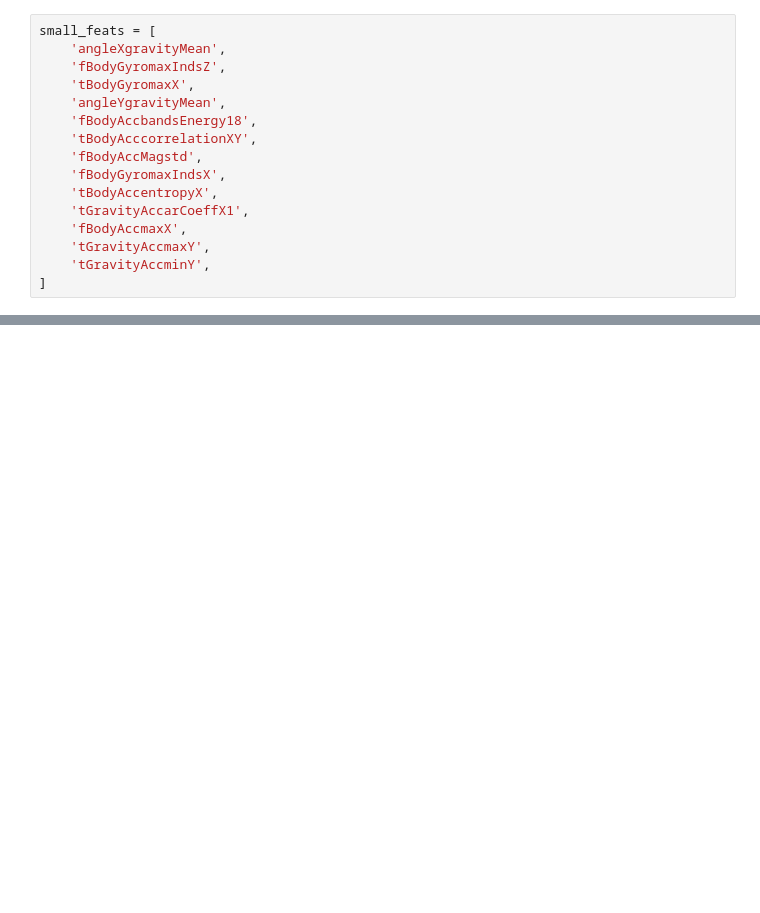
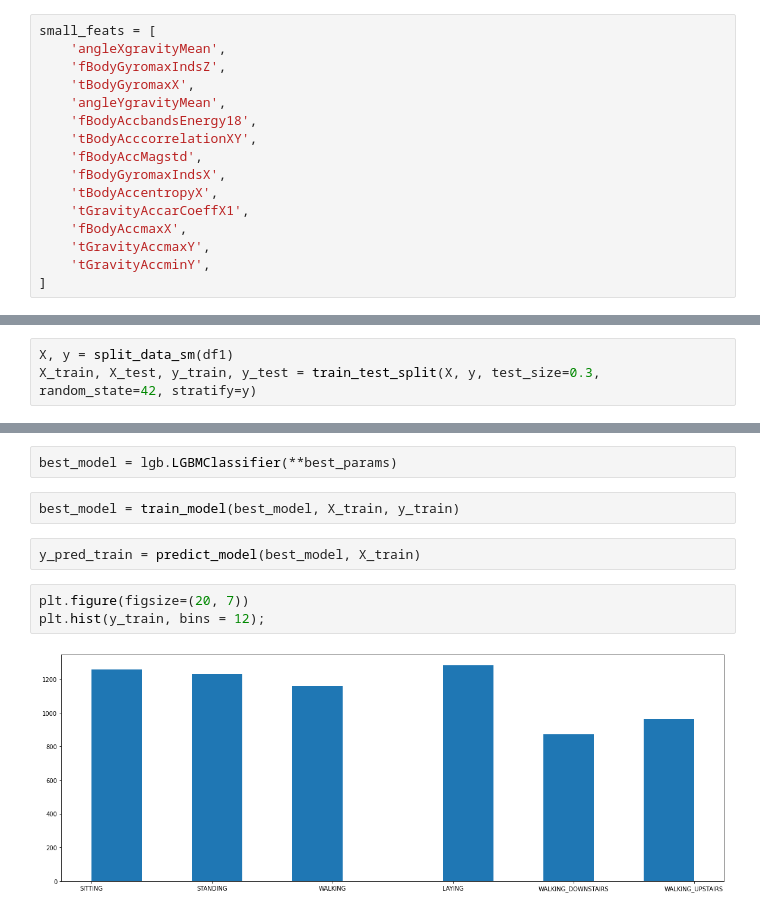
Before and after one commit to jedrzejd/Dla-mnie-dzia-a, a Jupyter notebook: preai.ipynb, the cells around one changed output, grey strips where cells are left out. Saved outputs shown, nothing was run; the diff lists cells and outputs as text; blank space fills up the shorter version.

```diff
--- a/preai.ipynb
+++ b/preai.ipynb
@@ -335,4 +413,7 @@ weighted avg       0.97      0.97      0.97      2899
 ... (12 outputs left out)
+# %%
+X, y = split_data_sm(df1)
+X_train, X_test, y_train, y_test = train_test_split(X, y, test_size=0.3, random_state=42, stratify=y)
 # %%
 def hyperopt():
     trials = Trials()
@@ -378,0 +486,11 @@ KeyboardInterrupt:
+# %%
+best_model = lgb.LGBMClassifier(**best_params)
+# %%
+best_model = train_model(best_model, X_train, y_train)
+# %%
+y_pred_train = predict_model(best_model, X_train)
+# %%
+plt.figure(figsize=(20, 7))
+plt.hist(y_train, bins = 12);
+# %% [output]
+[figure, added]
```
Also changed, not shown: parts of 27 cells of this notebook.
